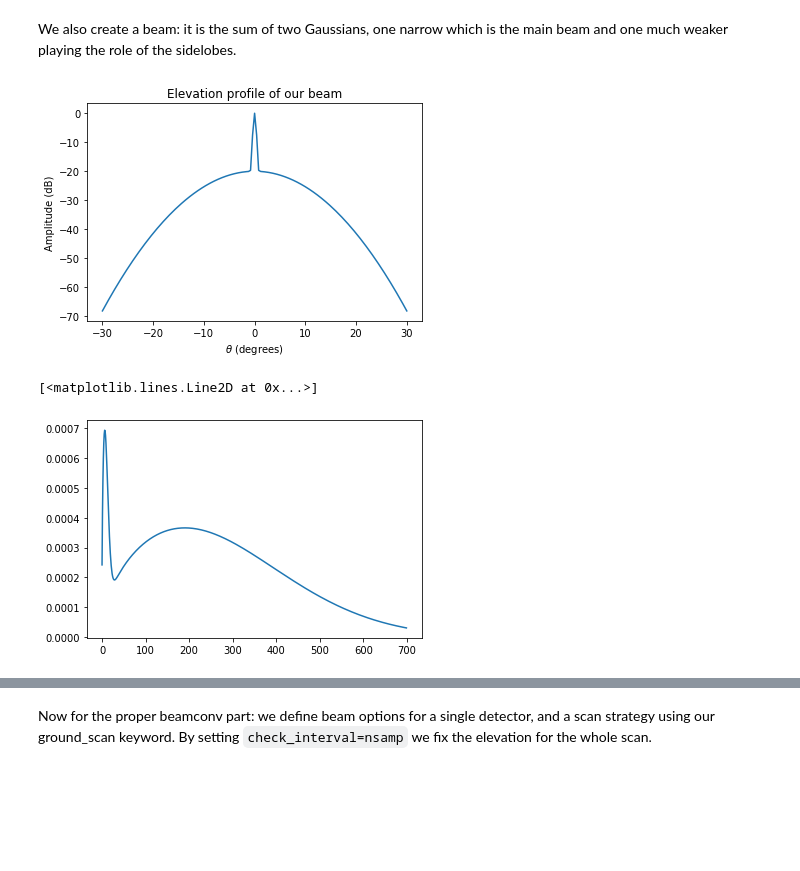
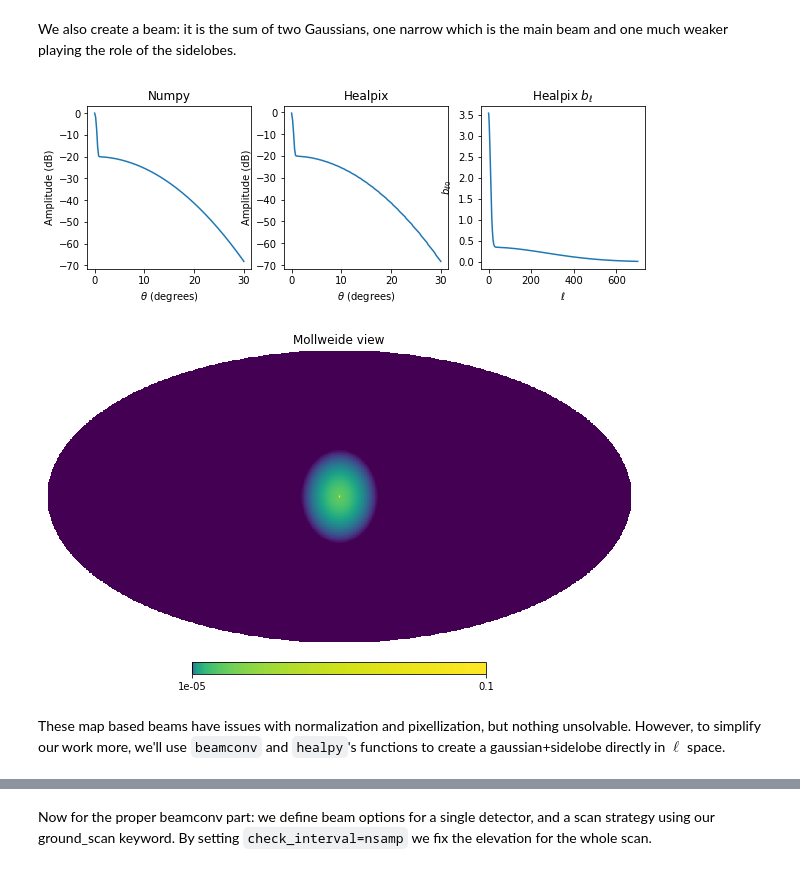
Before and after one commit to AdriJD/beamconv, a Jupyter notebook: notebooks/ground_ssn_scan.ipynb, the cells around one changed output, grey strips where cells are left out. Drawn from its saved outputs; the diff is of its cells as text; code cells hidden in the pictures; blank space fills up the shorter version.

````diff
--- a/notebooks/ground_ssn_scan.ipynb
+++ b/notebooks/ground_ssn_scan.ipynb
@@ -39,24 +41,34 @@ We also create a beam: it is the sum of two Gaussians, one narrow which is the m
 # %%
 fwhm = np.radians(.5)#main beam, 30 arcmin
 side_fwhm = np.radians(15)#sidelobe, 15 degree fwhm!
 #1d example
-tht = np.linspace(-np.pi/6, np.pi/6, 151)
+tht = np.linspace(0, np.pi/6, 151)
 beam_1d =  0.99*np.exp(-tht**2/(2*(fwhm/2.355)**2))+0.01*np.exp(-tht**2/(2*(side_fwhm/2.355)**2))
-#beam_1d =  np.exp(-tht**2/(2*(fwhm/2.355)**2))
-plt.plot(tht/np.pi*180., 10*np.log10(beam_1d))
-plt.xlabel(r'$\theta$ (degrees)')
-plt.ylabel('Amplitude (dB)')
-plt.title('Elevation profile of our beam')
 
 #Now the full sky-beam
 beam = 0.99*np.exp(-theta**2/(2*(fwhm/2.355)**2))+0.01*np.exp(-theta**2/(2*(side_fwhm/2.355)**2))
-#off-center secondary
+
+#from map to blm
 blm = hp.map2alm([beam, beam, np.zeros(hp.nside2npix(nside))], lmax=lmax, mmax=lmax)
-np.save('./ancillary/gaussian_with_sidelobe', blm, allow_pickle=True)
+
+
+fig, ax = plt.subplots(1,3, figsize=(10,3))
+ax[0].plot(tht/np.pi*180., 10*np.log10(beam_1d))
+ax[0].set_xlabel(r'$\theta$ (degrees)')
+ax[0].set_ylabel('Amplitude (dB)')
+ax[0].set_title('Numpy')
+ax[1].plot(tht/np.pi*180, 10*np.log10(beam[hp.ang2pix(nside, tht, np.zeros(151))]))
+ax[1].set_xlabel(r'$\theta$ (degrees)')
+ax[1].set_ylabel('Amplitude (dB)')
+ax[1].set_title("Healpix")
+ax[2].plot(np.absolute(blm[0, hp.Alm.getidx(701, np.arange(701),0)]*np.sqrt(4*np.pi/ (2*ell + 1)))/blm[0,0])
+ax[2].set_xlabel(r'$\ell$')
+ax[2].set_ylabel('$b_{\ell0}$')
+ax[2].set_title(r"Healpix $b_\ell$")
+
+hp.mollview(beam, rot=[0,90,0], min=1e-5, max=0.1, norm='log', fig=2)
 # %% [output]
-[figure, old version]
+[figure, new version]
+[figure, added]
-# %%
-plt.plot(np.absolute(blm[0, hp.Alm.getidx(700, np.arange(700),0)]))
-# %% [output]
-[<matplotlib.lines.Line2D at 0x...>]
-[figure, removed]
+# %% [markdown]
+These map based beams have issues with normalization and pixellization, but nothing unsolvable. However, to simplify our work more, we'll use ```beamconv``` and ```healpy```'s functions to create a gaussian+sidelobe directly in $\ell$ space.
````
Also changed, not shown: parts of 26 cells of this notebook, 1 other file.
